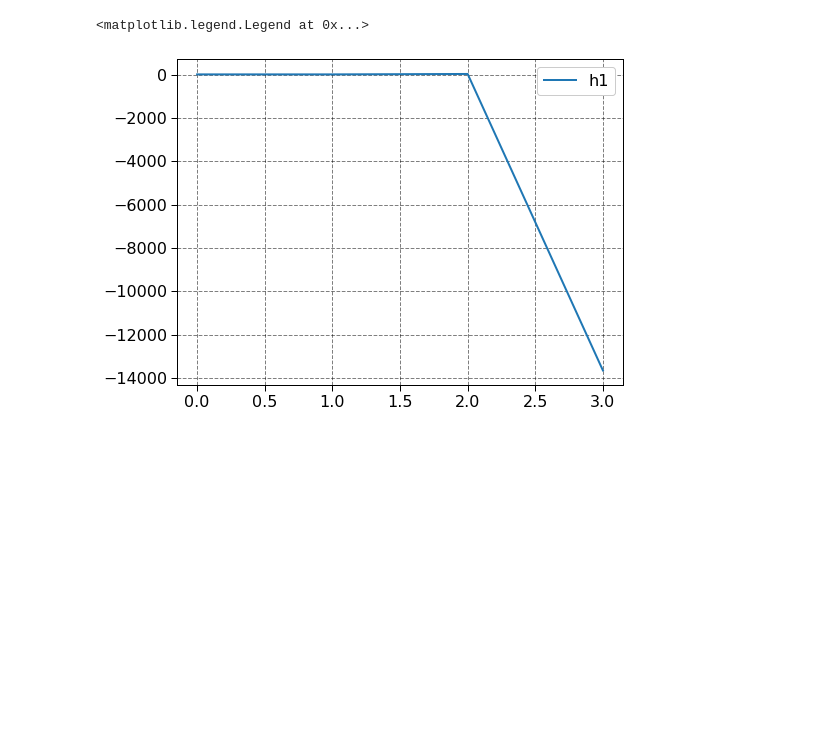
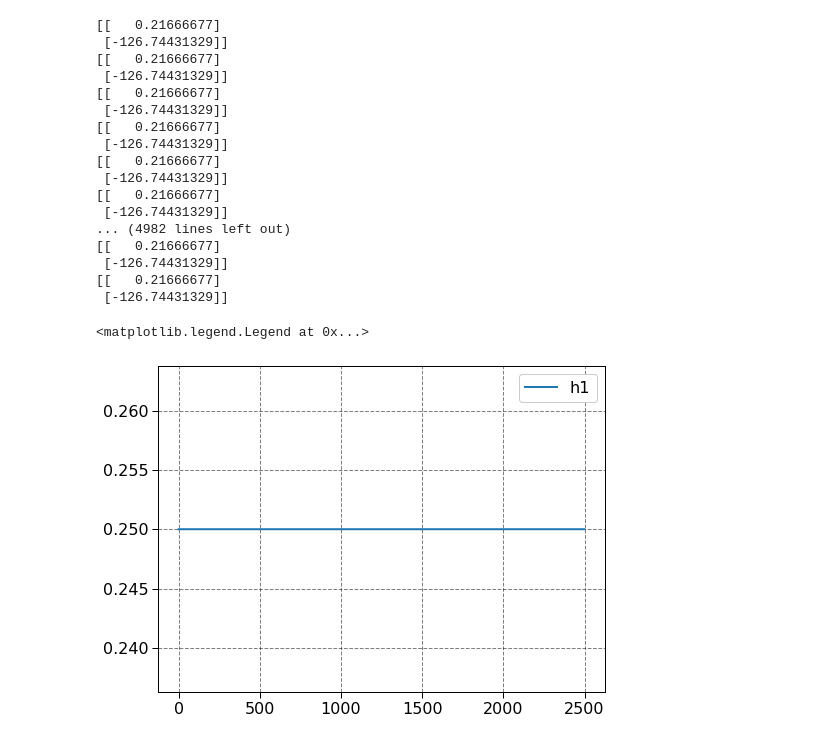
Before and after one commit to miguellrodrigues/ic_tanques, a Jupyter notebook: sim_fuzzy.ipynb, the cells around one changed output. Cells and saved outputs as stored; diff of their text form; code cells hidden in the pictures; blank space fills up the shorter version.

```diff
--- a/sim_fuzzy.ipynb
+++ b/sim_fuzzy.ipynb
@@ -15,9 +15,9 @@ iterations = int(sim_time / Ts)
 
 time = np.arange(0, sim_time, Ts)
 
-r = 31
-mu = 40
-sigma = 55
+r = .31
+mu = .40
+sigma = .55
 A2 = np.pi * r**2
 # %%
 def M1(Z1):
@@ -55,9 +33,18 @@ b2, b3 = 0.95*(-83.93), 0.93*(-167.01)
+# %%
+k1 = 29.4
+b1 = 83.93
+
+k2 = 165.48
+b2 = 147.01
+
+k3 = 16.46
+b3 = 156.93
 # %%
 h1_t = np.zeros(iterations)
 h2_t = np.zeros(iterations)
 
-h1_0 = 18.
-h2_0 = 20.
+h1_0 = .25
+h2_0 = .18
 
 h1_t[0] = h1_0
 h2_t[0] = h2_0
@@ -74,57 +61,60 @@ u = 0
 
 for i in range(1, iterations):
     diff = h2 - h1
 
-    R12 = (k2*diff + b2)
-    if diff < 5:
-        R12 = 74.38
-
-    q0 = .965*(k3 * np.sqrt(h1) + b3)
+    q34 = (k1*(h2-h1) - b1)
+    qout = (k2*np.sqrt(h1) - b2)
 
     l2 = np.cos(2.5*np.pi * (h1 - mu)) / (sigma * np.sqrt(2 * np.pi))
     l3 = np.exp(-((h1 - mu)**2) / (2 * sigma**2))
 
     A1 = ((3*r)/5) * (2.7*r - (l2 * l3))
 
     Z1 = 1/A1
-    Z2 = 1/R12
-    Z3 = q0/h2
+
+    l2 = np.cos(2.5*np.pi * (h1 - mu)) / (sigma * np.sqrt(2 * np.pi))
+    l3 = np.exp(-((h1 - mu)**2) / (2 * sigma**2))
+
+    A1 = ((3*r)/5) * (2.7*r - (l2 * l3))
 
     h1_t[i] = h1
     h2_t[i] = h2
 
     h = np.array([
         [h1],
         [h2]
     ])
 
     v = np.array([
         [pertinence_functions[0, 0](Z1), pertinence_functions[0, 1](Z1)],
-        [pertinence_functions[1, 0](Z2), pertinence_functions[1, 1](Z2)],
-        [pertinence_functions[2, 0](Z3), pertinence_functions[2, 1](Z3)],
     ])
 
-    weights = np.array([
-        v[0, 0] * v[1, 0] * v[2, 0],
-        v[0, 0] * v[1, 0] * v[2, 1],
-        v[0, 0] * v[1, 1] * v[2, 0],
-        v[0, 0] * v[1, 1] * v[2, 1],
-        v[0, 1] * v[1, 0] * v[2, 0],
-        v[0, 1] * v[1, 0] * v[2, 1],
-        v[0, 1] * v[1, 1] * v[2, 0],
-        v[0, 1] * v[1, 1] * v[2, 1],
-    ])
+    Ai = v[0, 0] * A_matrices[0] + v[0, 1] * A_matrices[1]
+    Bi = v[0, 0] * B_matrices[0] + v[0, 1] * B_matrices[1]
 
-    Ai = sum([A_matrices[j] * weights[j] for j in range(n)])
-    Bi = sum([B_matrices[j] * weights[j] for j in range(n)])
+    sys = (Ai@h)
 
-    sys = (Ai@h + Bi*u) * Ts
-
-    h1 += sys[0, 0]
-    h2 += sys[1, 0]
+    print(sys)
 
 plt.plot(time, h1_t, label='h1')
 plt.legend()
 # %% [output]
-<matplotlib.legend.Legend at 0x...>
+[[   0.21666677]
+ [-126.74431329]]
+[[   0.21666677]
+ [-126.74431329]]
+[[   0.21666677]
+ [-126.74431329]]
+[[   0.21666677]
+ [-126.74431329]]
+[[   0.21666677]
+ [-126.74431329]]
+[[   0.21666677]
+ [-126.74431329]]
+... (4982 lines left out)
+[[   0.21666677]
+ [-126.74431329]]
+[[   0.21666677]
+ [-126.74431329]]
+<matplotlib.legend.Legend at 0x...>
-[figure, old version]
+[figure, new version]
```
Also changed, not shown: parts of 2 cells of this notebook, 1 other file.
